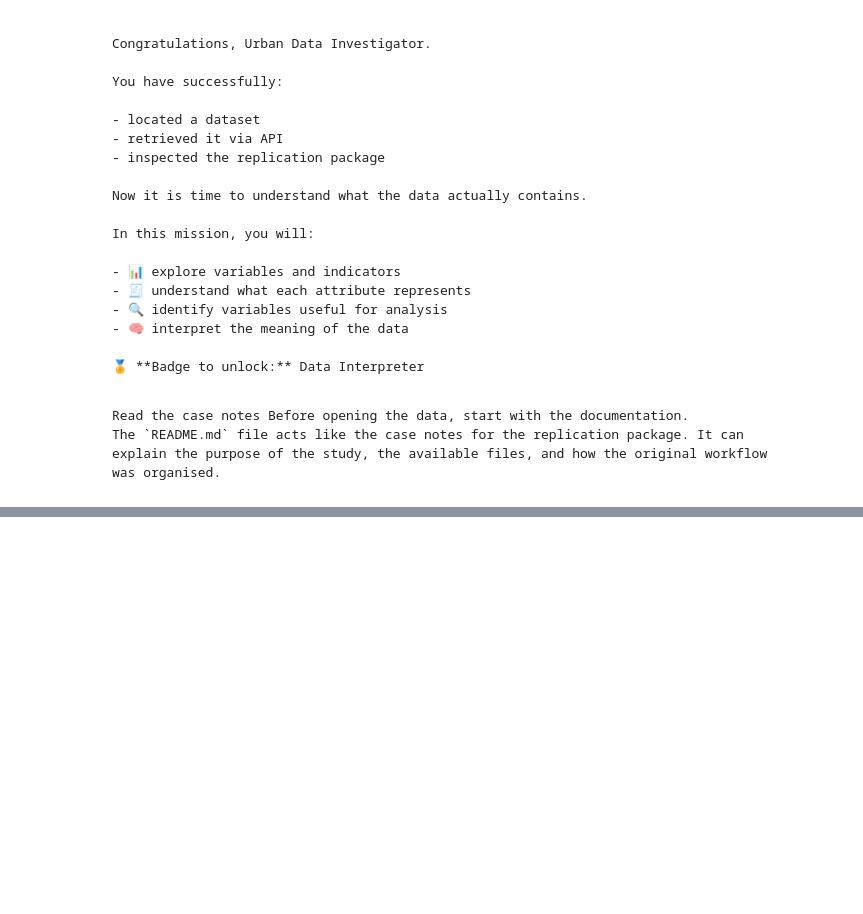
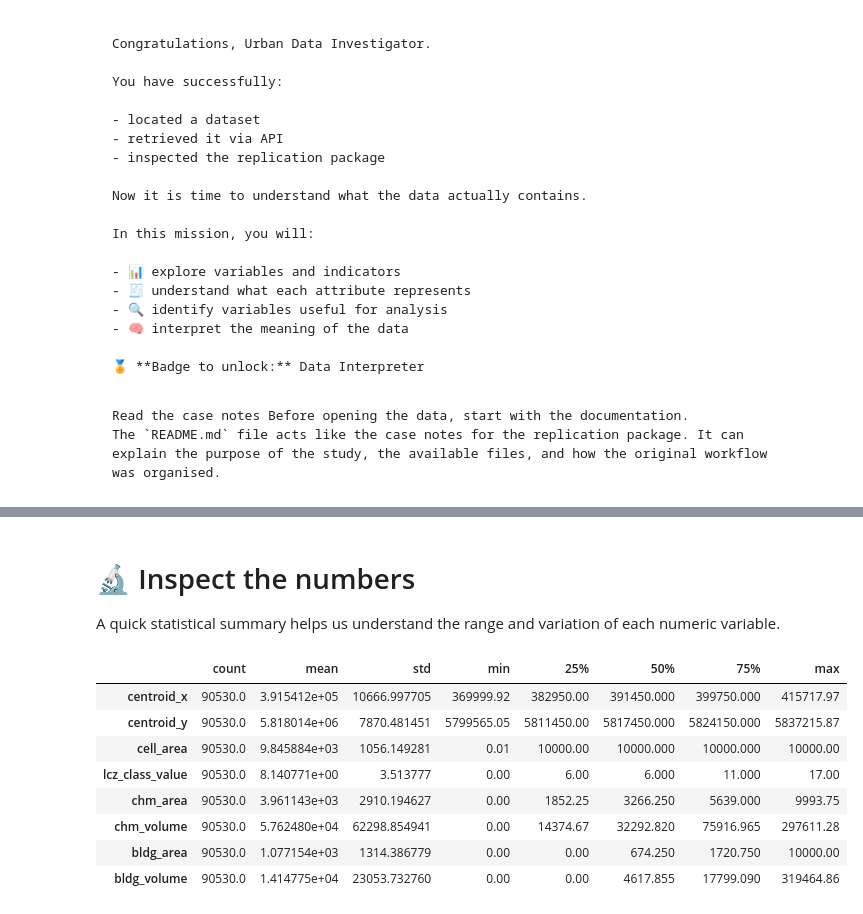
Before and after one commit to ioer-dresden/jupyter-book-ioerdata, a Jupyter notebook: notebooks/305_mission3_content.ipynb, the cells around one changed output, grey strips where cells are left out. Saved outputs shown, nothing was run; the diff lists cells and outputs as text; code cells hidden in the pictures; blank space fills up the shorter version.

```diff
--- a/notebooks/305_mission3_content.ipynb
+++ b/notebooks/305_mission3_content.ipynb
@@ -32,0 +122,16 @@ The `README.md` file acts like the case notes for the replication package. It ca
+# %% [markdown]
+# 🔬 Inspect the numbers
+
+A quick statistical summary helps us understand the range and variation of each numeric variable.
+# %%
+gdf[numeric_columns].describe().T
+# %% [output]
+|  | count | mean | std | min | 25% | 50% | 75% | max |
+| centroid_x | 90530.0 | 3.915412e+05 | 10666.997705 | 369999.92 | 382950.00 | 391450.000 | 399750.000 | 415717.97 |
+| centroid_y | 90530.0 | 5.818014e+06 | 7870.481451 | 5799565.05 | 5811450.00 | 5817450.000 | 5824150.000 | 5837215.87 |
+| cell_area | 90530.0 | 9.845884e+03 | 1056.149281 | 0.01 | 10000.00 | 10000.000 | 10000.000 | 10000.00 |
+| lcz_class_value | 90530.0 | 8.140771e+00 | 3.513777 | 0.00 | 6.00 | 6.000 | 11.000 | 17.00 |
+| chm_area | 90530.0 | 3.961143e+03 | 2910.194627 | 0.00 | 1852.25 | 3266.250 | 5639.000 | 9993.75 |
+| chm_volume | 90530.0 | 5.762480e+04 | 62298.854941 | 0.00 | 14374.67 | 32292.820 | 75916.965 | 297611.28 |
+| bldg_area | 90530.0 | 1.077154e+03 | 1314.386779 | 0.00 | 0.00 | 674.250 | 1720.750 | 10000.00 |
+| bldg_volume | 90530.0 | 1.414775e+04 | 23053.732760 | 0.00 | 0.00 | 4617.855 | 17799.090 | 319464.86 |
```
Also changed, not shown: parts of 23 cells of this notebook, 2 other files.
